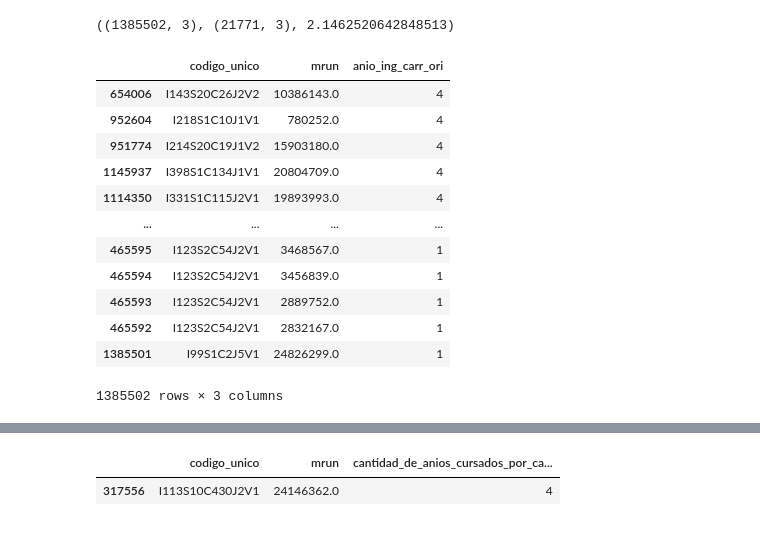
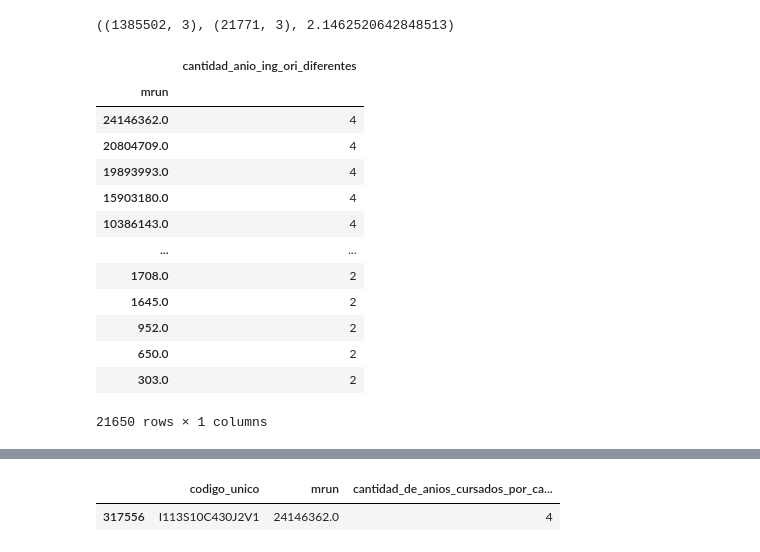
Before and after one commit to GianniCatBug/MDS7201-mineduc-desercion, a Jupyter notebook: notebooks/0-primeras-exploraciones.ipynb, the cells around one changed output, grey strips where cells are left out. Cells and saved outputs as stored; diff of their text form; code cells hidden in the pictures.

```diff
--- a/notebooks/0-creacion-vector-objetivo.ipynb
+++ b/notebooks/0-primeras-exploraciones.ipynb
@@ -314,19 +323,22 @@ ai.shape, ai[ai["anio_ing_carr_ori"]>1].shape, 31971/1489620 * 100
 # %% [output]
 ((1385502, 3), (21771, 3), 2.1462520642848513)
 # %%
-ai.sort_values(by="anio_ing_carr_ori", ascending=False)
+ai_sort = ai.drop(columns=["codigo_unico"]).drop_duplicates().sort_values(by=["anio_ing_carr_ori", "mrun"], ascending=False)
+ai_sort.index=ai_sort["mrun"]
+ai_sort[ai_sort["anio_ing_carr_ori"] > 1].drop(columns=["mrun"]).rename(columns={"anio_ing_carr_ori": "cantidad_anio_ing_ori_diferentes"})
 # %% [output]
-|  | codigo_unico | mrun | anio_ing_carr_ori |
-| 654006 | I143S20C26J2V2 | 10386143.0 | 4 |
-| 952604 | I218S1C10J1V1 | 780252.0 | 4 |
-| 951774 | I214S20C19J1V2 | 15903180.0 | 4 |
-| 1145937 | I398S1C134J1V1 | 20804709.0 | 4 |
-| 1114350 | I331S1C115J2V1 | 19893993.0 | 4 |
-| ... | ... | ... | ... |
-| 465595 | I123S2C54J2V1 | 3468567.0 | 1 |
-| 465594 | I123S2C54J2V1 | 3456839.0 | 1 |
-| 465593 | I123S2C54J2V1 | 2889752.0 | 1 |
-| 465592 | I123S2C54J2V1 | 2832167.0 | 1 |
-| 1385501 | I99S1C2J5V1 | 24826299.0 | 1 |
+|  | cantidad_anio_ing_ori_diferentes |
+| mrun |  |
+| 24146362.0 | 4 |
+| 20804709.0 | 4 |
+| 19893993.0 | 4 |
+| 15903180.0 | 4 |
+| 10386143.0 | 4 |
+| ... | ... |
+| 1708.0 | 2 |
+| 1645.0 | 2 |
+| 952.0 | 2 |
+| 650.0 | 2 |
+| 303.0 | 2 |
-1385502 rows × 3 columns
+21650 rows × 1 columns
 # %%
```
Also changed, not shown: parts of 18 cells of this notebook, 2 other files.
